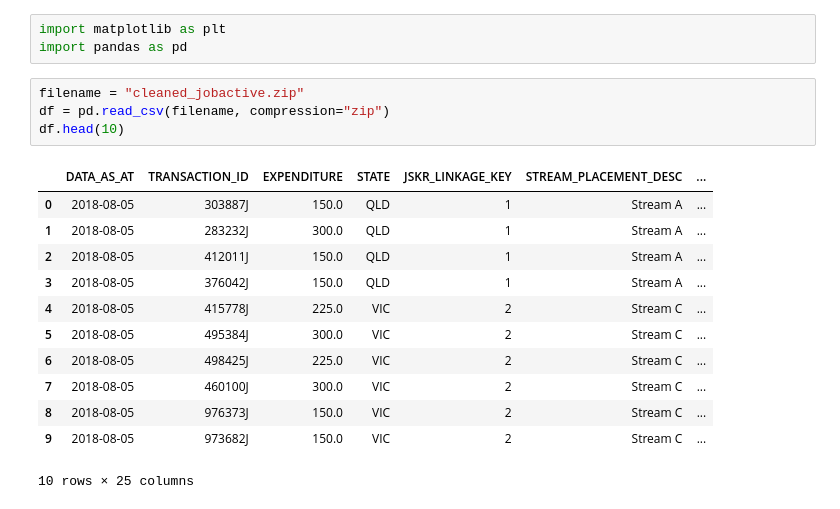
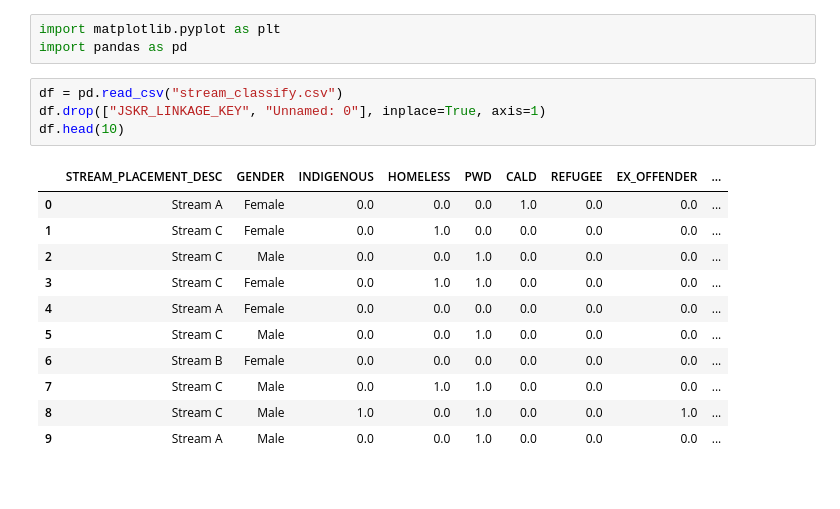
Before and after one commit to abayup14/CapstoneBangkit, a Jupyter notebook: Machine Learning/model_1/EDA Government Fund.ipynb, the cells around one changed output. Drawn from its saved outputs; the diff is of its cells as text.

```diff
--- a/Machine Learning/model_1/EDA Government Fund.ipynb
+++ b/Machine Learning/model_1/EDA Government Fund.ipynb
@@ -1,20 +1,19 @@
 # %%
-import matplotlib as plt
+import matplotlib.pyplot as plt
 import pandas as pd
-# %%
-filename = "cleaned_jobactive.zip"
-df = pd.read_csv(filename, compression="zip")
-df.head(10)
-# %% [output]
-|  | DATA_AS_AT | TRANSACTION_ID | EXPENDITURE | STATE | JSKR_LINKAGE_KEY | STREAM_PLACEMENT_DESC | ... |
-| 0 | 2018-08-05 | 303887J | 150.0 | QLD | 1 | Stream A | ... |
-| 1 | 2018-08-05 | 283232J | 300.0 | QLD | 1 | Stream A | ... |
-| 2 | 2018-08-05 | 412011J | 150.0 | QLD | 1 | Stream A | ... |
-| 3 | 2018-08-05 | 376042J | 150.0 | QLD | 1 | Stream A | ... |
-| 4 | 2018-08-05 | 415778J | 225.0 | VIC | 2 | Stream C | ... |
-| 5 | 2018-08-05 | 495384J | 300.0 | VIC | 2 | Stream C | ... |
-| 6 | 2018-08-05 | 498425J | 225.0 | VIC | 2 | Stream C | ... |
-| 7 | 2018-08-05 | 460100J | 300.0 | VIC | 2 | Stream C | ... |
-| 8 | 2018-08-05 | 976373J | 150.0 | VIC | 2 | Stream C | ... |
-| 9 | 2018-08-05 | 973682J | 150.0 | VIC | 2 | Stream C | ... |
-10 rows × 25 columns
+# %%
+df = pd.read_csv("stream_classify.csv")
+df.drop(["JSKR_LINKAGE_KEY", "Unnamed: 0"], inplace=True, axis=1)
+df.head(10)
+# %% [output]
+|  | STREAM_PLACEMENT_DESC | GENDER | INDIGENOUS | HOMELESS | PWD | CALD | REFUGEE | EX_OFFENDER | ... |
+| 0 | Stream A | Female | 0.0 | 0.0 | 0.0 | 1.0 | 0.0 | 0.0 | ... |
+| 1 | Stream C | Female | 0.0 | 1.0 | 0.0 | 0.0 | 0.0 | 0.0 | ... |
+| 2 | Stream C | Male | 0.0 | 0.0 | 1.0 | 0.0 | 0.0 | 0.0 | ... |
+| 3 | Stream C | Female | 0.0 | 1.0 | 1.0 | 0.0 | 0.0 | 0.0 | ... |
+| 4 | Stream A | Female | 0.0 | 0.0 | 0.0 | 0.0 | 0.0 | 0.0 | ... |
+| 5 | Stream C | Male | 0.0 | 0.0 | 1.0 | 0.0 | 0.0 | 0.0 | ... |
+| 6 | Stream B | Female | 0.0 | 0.0 | 0.0 | 0.0 | 0.0 | 0.0 | ... |
+| 7 | Stream C | Male | 0.0 | 1.0 | 1.0 | 0.0 | 0.0 | 0.0 | ... |
+| 8 | Stream C | Male | 1.0 | 0.0 | 1.0 | 0.0 | 0.0 | 1.0 | ... |
+| 9 | Stream A | Male | 0.0 | 0.0 | 1.0 | 0.0 | 0.0 | 0.0 | ... |
```
Also changed, not shown: parts of 1 cell of this notebook, 4 other files.
